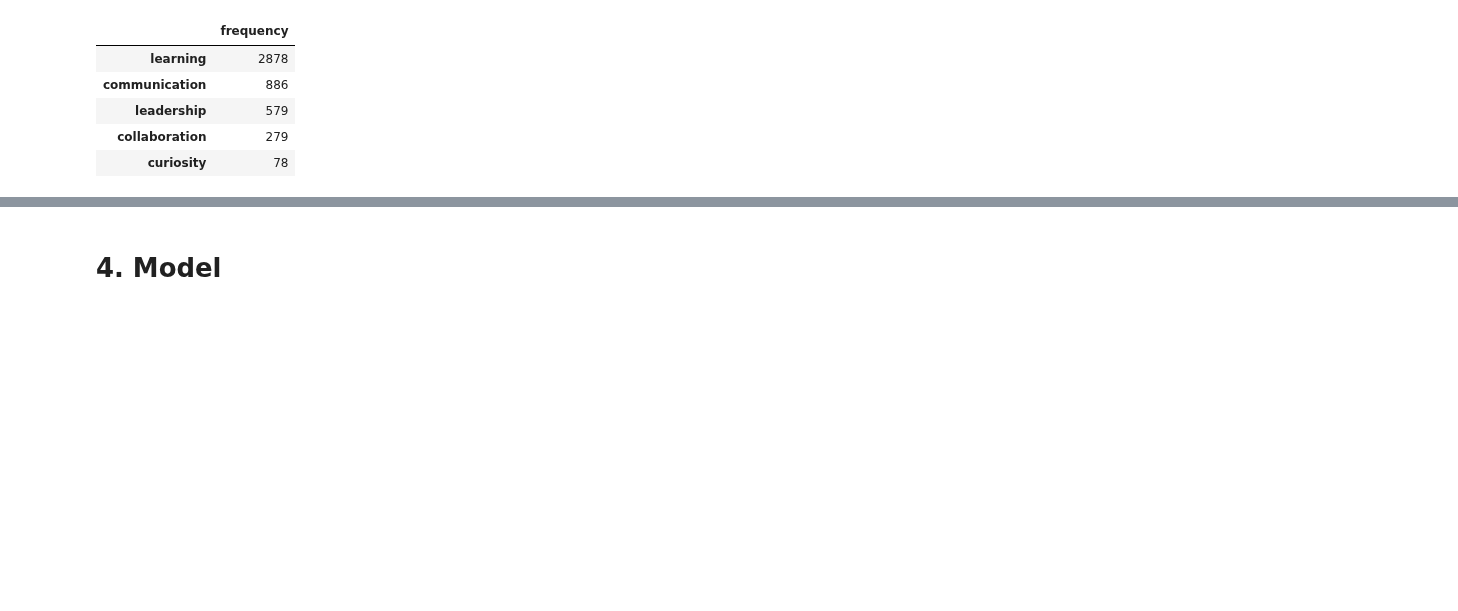
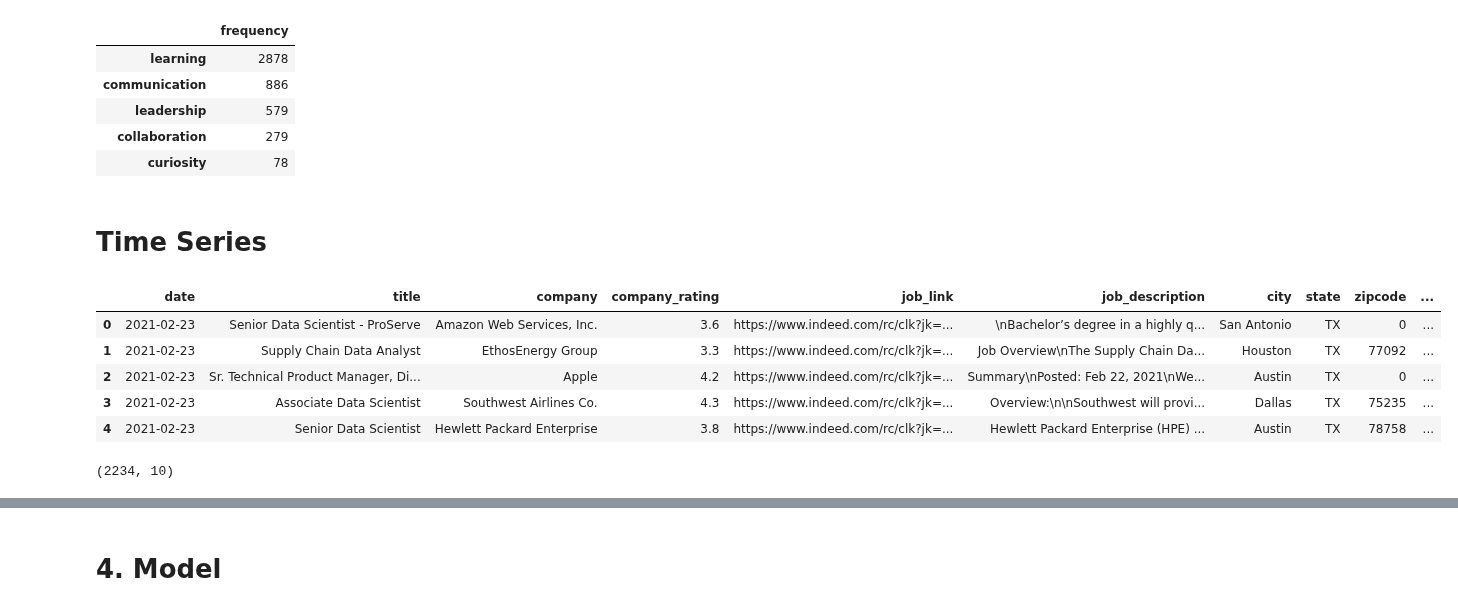
Before and after one commit to Blue-Owl-Data/Job-Search-Dashboard, a Jupyter notebook: notebook/MVP_Bojado.ipynb, the cells around one changed output, grey strips where cells are left out. Cells and saved outputs as stored; diff of their text form; code cells hidden in the pictures; blank space fills up the shorter version.

```diff
--- a/notebook/MVP_Bojado.ipynb
+++ b/notebook/MVP_Bojado.ipynb
@@ -247,3 +248,20 @@ df
 | leadership | 579 |
 | collaboration | 279 |
 | curiosity | 78 |
+# %% [markdown]
+# Time Series
+# %%
+# Acquired DS json file
+df_ds_ts = pd.read_json("df_ds_tx_prepared_backup.json")
+df_ds_ts.head()
+# %% [output]
+|  | date | title | company | company_rating | job_link | job_description | city | state | zipcode | ... |
+| 0 | 2021-02-23 | Senior Data Scientist - ProServe | Amazon Web Services, Inc. | 3.6 | https://www.indeed.com/rc/clk?jk=... | \nBachelor’s degree in a highly q... | San Antonio | TX | 0 | ... |
+| 1 | 2021-02-23 | Supply Chain Data Analyst | EthosEnergy Group | 3.3 | https://www.indeed.com/rc/clk?jk=... | Job Overview\nThe Supply Chain Da... | Houston | TX | 77092 | ... |
+| 2 | 2021-02-23 | Sr. Technical Product Manager, Di... | Apple | 4.2 | https://www.indeed.com/rc/clk?jk=... | Summary\nPosted: Feb 22, 2021\nWe... | Austin | TX | 0 | ... |
+| 3 | 2021-02-23 | Associate Data Scientist | Southwest Airlines Co. | 4.3 | https://www.indeed.com/rc/clk?jk=... | Overview:\n\nSouthwest will provi... | Dallas | TX | 75235 | ... |
+| 4 | 2021-02-23 | Senior Data Scientist | Hewlett Packard Enterprise | 3.8 | https://www.indeed.com/rc/clk?jk=... | Hewlett Packard Enterprise (HPE) ... | Austin | TX | 78758 | ... |
+# %%
+df_ds_ts.shape
+# %% [output]
+(2234, 10)
```
Also changed, not shown: parts of 20 cells of this notebook.
